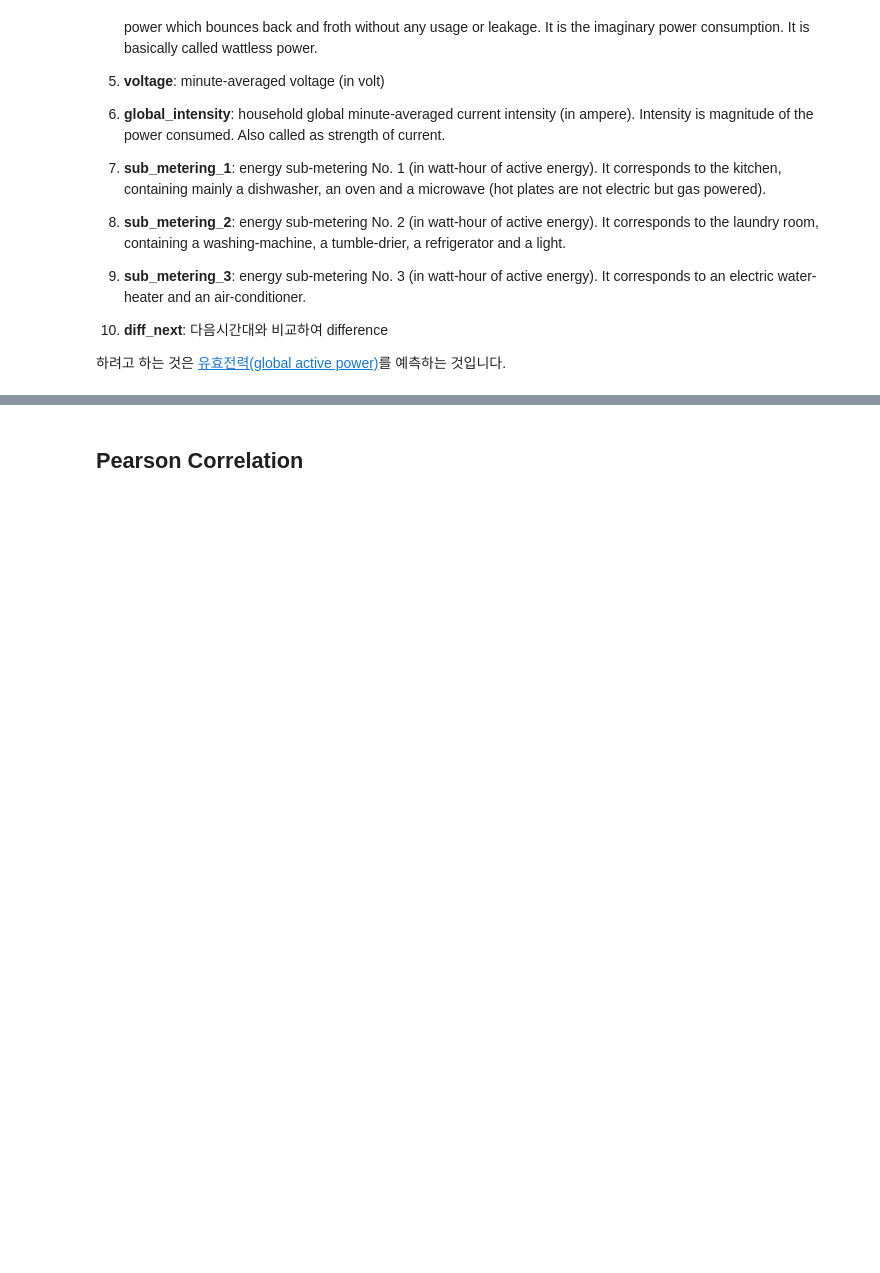
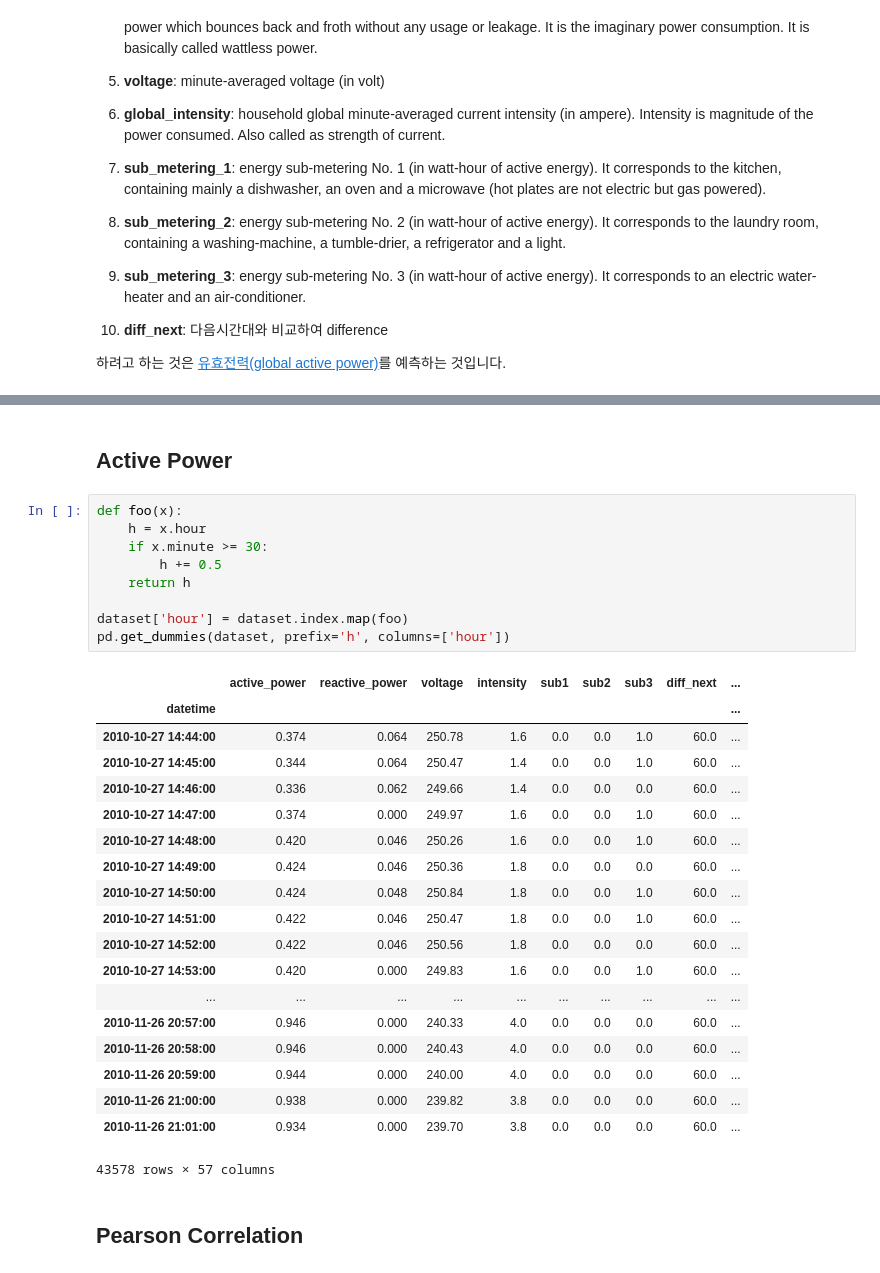
Before and after one commit to AndersonJo/hybrid-lstm, a Jupyter notebook: 01 Understanding Dataset.ipynb, the cells around one changed output, grey strips where cells are left out. Saved outputs shown, nothing was run; the diff lists cells and outputs as text; blank space fills up the shorter version.

```diff
--- a/01 Understanding Dataset.ipynb
+++ b/01 Understanding Dataset.ipynb
@@ -65,3 +67,34 @@ test_y : (8729, 1)
+# %% [markdown]
+## Active Power
+# %%
+def foo(x):
+    h = x.hour
+    if x.minute >= 30:
+        h += 0.5
+    return h
+
+dataset['hour'] = dataset.index.map(foo)
+pd.get_dummies(dataset, prefix='h', columns=['hour'])
+# %% [output]
+|  | active_power | reactive_power | voltage | intensity | sub1 | sub2 | sub3 | diff_next | ... |
+| datetime |  |  |  |  |  |  |  |  | ... |
+| 2010-10-27 14:44:00 | 0.374 | 0.064 | 250.78 | 1.6 | 0.0 | 0.0 | 1.0 | 60.0 | ... |
+| 2010-10-27 14:45:00 | 0.344 | 0.064 | 250.47 | 1.4 | 0.0 | 0.0 | 1.0 | 60.0 | ... |
+| 2010-10-27 14:46:00 | 0.336 | 0.062 | 249.66 | 1.4 | 0.0 | 0.0 | 0.0 | 60.0 | ... |
+| 2010-10-27 14:47:00 | 0.374 | 0.000 | 249.97 | 1.6 | 0.0 | 0.0 | 1.0 | 60.0 | ... |
+| 2010-10-27 14:48:00 | 0.420 | 0.046 | 250.26 | 1.6 | 0.0 | 0.0 | 1.0 | 60.0 | ... |
+| 2010-10-27 14:49:00 | 0.424 | 0.046 | 250.36 | 1.8 | 0.0 | 0.0 | 0.0 | 60.0 | ... |
+| 2010-10-27 14:50:00 | 0.424 | 0.048 | 250.84 | 1.8 | 0.0 | 0.0 | 1.0 | 60.0 | ... |
+| 2010-10-27 14:51:00 | 0.422 | 0.046 | 250.47 | 1.8 | 0.0 | 0.0 | 1.0 | 60.0 | ... |
+| 2010-10-27 14:52:00 | 0.422 | 0.046 | 250.56 | 1.8 | 0.0 | 0.0 | 0.0 | 60.0 | ... |
+| 2010-10-27 14:53:00 | 0.420 | 0.000 | 249.83 | 1.6 | 0.0 | 0.0 | 1.0 | 60.0 | ... |
+| ... | ... | ... | ... | ... | ... | ... | ... | ... | ... |
+| 2010-11-26 20:57:00 | 0.946 | 0.000 | 240.33 | 4.0 | 0.0 | 0.0 | 0.0 | 60.0 | ... |
+| 2010-11-26 20:58:00 | 0.946 | 0.000 | 240.43 | 4.0 | 0.0 | 0.0 | 0.0 | 60.0 | ... |
+| 2010-11-26 20:59:00 | 0.944 | 0.000 | 240.00 | 4.0 | 0.0 | 0.0 | 0.0 | 60.0 | ... |
+| 2010-11-26 21:00:00 | 0.938 | 0.000 | 239.82 | 3.8 | 0.0 | 0.0 | 0.0 | 60.0 | ... |
+| 2010-11-26 21:01:00 | 0.934 | 0.000 | 239.70 | 3.8 | 0.0 | 0.0 | 0.0 | 60.0 | ... |
+43578 rows × 57 columns
 # %% [markdown]
 ## Pearson Correlation
 # %%
```
Also changed, not shown: parts of 8 cells of this notebook, 2 other files.
